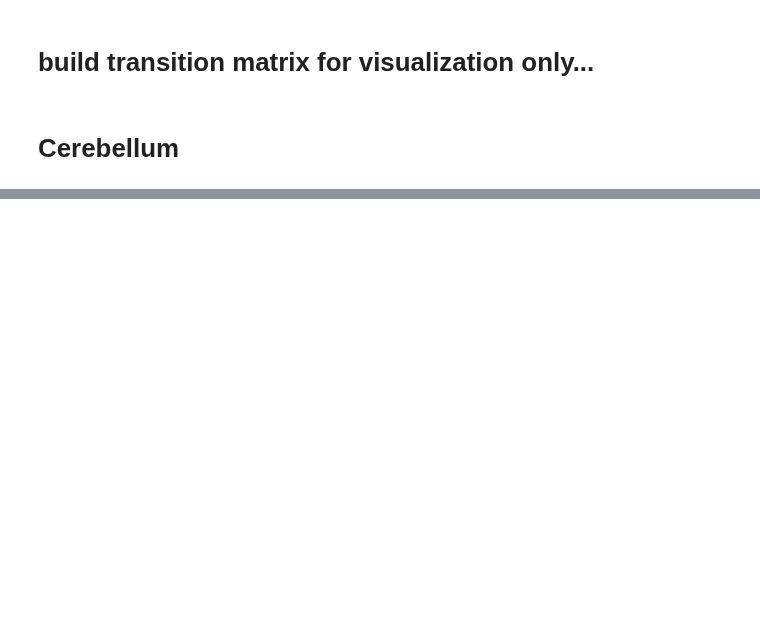
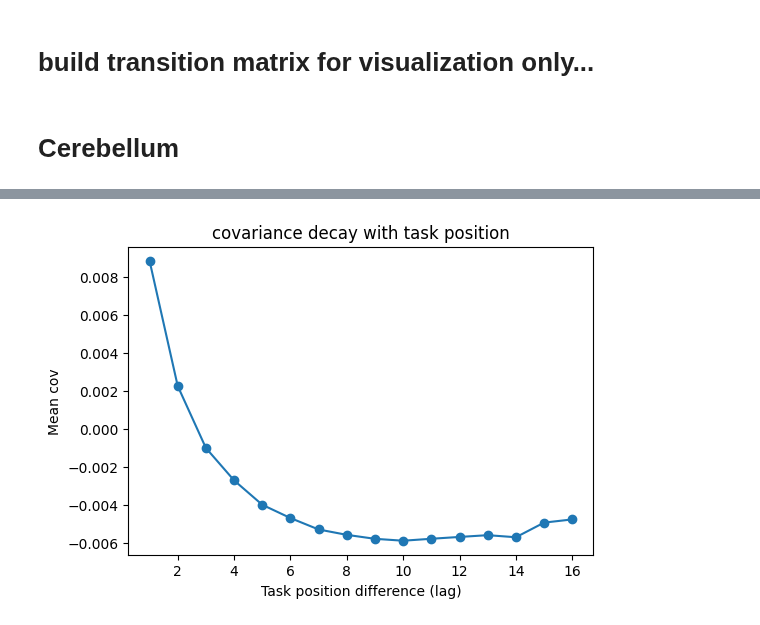
Before and after one commit to DiedrichsenLab/OptimalBattery, a Jupyter notebook: notebooks/11.temporal_autocorrelation.ipynb, the cells around one changed output, grey strips where cells are left out. Saved outputs shown, nothing was run; the diff lists cells and outputs as text; code cells hidden in the pictures; blank space fills up the shorter version.

```diff
--- a/notebooks/11.temporal_autocorrelation.ipynb
+++ b/notebooks/11.temporal_autocorrelation.ipynb
@@ -96,0 +100,22 @@ plt.show()
+# %%
+# define atlas and dirs
+space = 'fs32k'
+atlas,_= am.get_atlas(atlas_str=space)
+func_fus_dir = os.path.join(data_path, 'FunctionalFusion_new')
+
+MDTB_dataset = DataSetMDTB(f'{func_fus_dir}/MDTB')
+subj = None
+data_mdtb_s1_run,info_mdtb_1_run  =MDTB_dataset.get_data(space=space,ses_id='ses-s1',type='TaskRun',subj=subj)
+# nans to 0
+data_mdtb_s1_run = np.nan_to_num(data_mdtb_s1_run)
+n_sub, n_reg,n_vox = data_mdtb_s1_run.shape
+
+cond_vec = info_mdtb_1_run['task_num'].values
+part_vec  = info_mdtb_1_run["run"].values
+
+# Remove task mean from each task condition for all runs
+data_residual = data_mdtb_s1_run.copy()
+for t in np.unique(cond_vec):
+    mask = (cond_vec == t)
+    task_mean = data_mdtb_s1_run[:, mask, :].mean(axis=1, keepdims=True)
+    data_residual[:, mask, :] = data_mdtb_s1_run[:, mask, :] - task_mean
@@ -96,0 +155,21 @@ plt.show()
+# %%
+# collect by lag
+lags = np.arange(1, n_tasks)   # 1..16
+mean_by_lag = []
+
+for lag in lags:
+    vals = []
+    for i in range(n_tasks - lag):
+        vals.append(cov_mat_avg[i, i+lag])
+    mean_by_lag.append(np.mean(vals))
+
+mean_by_lag = np.array(mean_by_lag)
+
+plt.figure(figsize=(6,4))
+plt.plot(lags, mean_by_lag, marker='o')
+plt.xlabel("Task position difference (lag)")
+plt.ylabel("Mean cov")
+plt.title("covariance decay with task position")
+plt.show()
+# %% [output]
+[figure, added]
```
Also changed, not shown: parts of 9 cells of this notebook, 2 other files.
